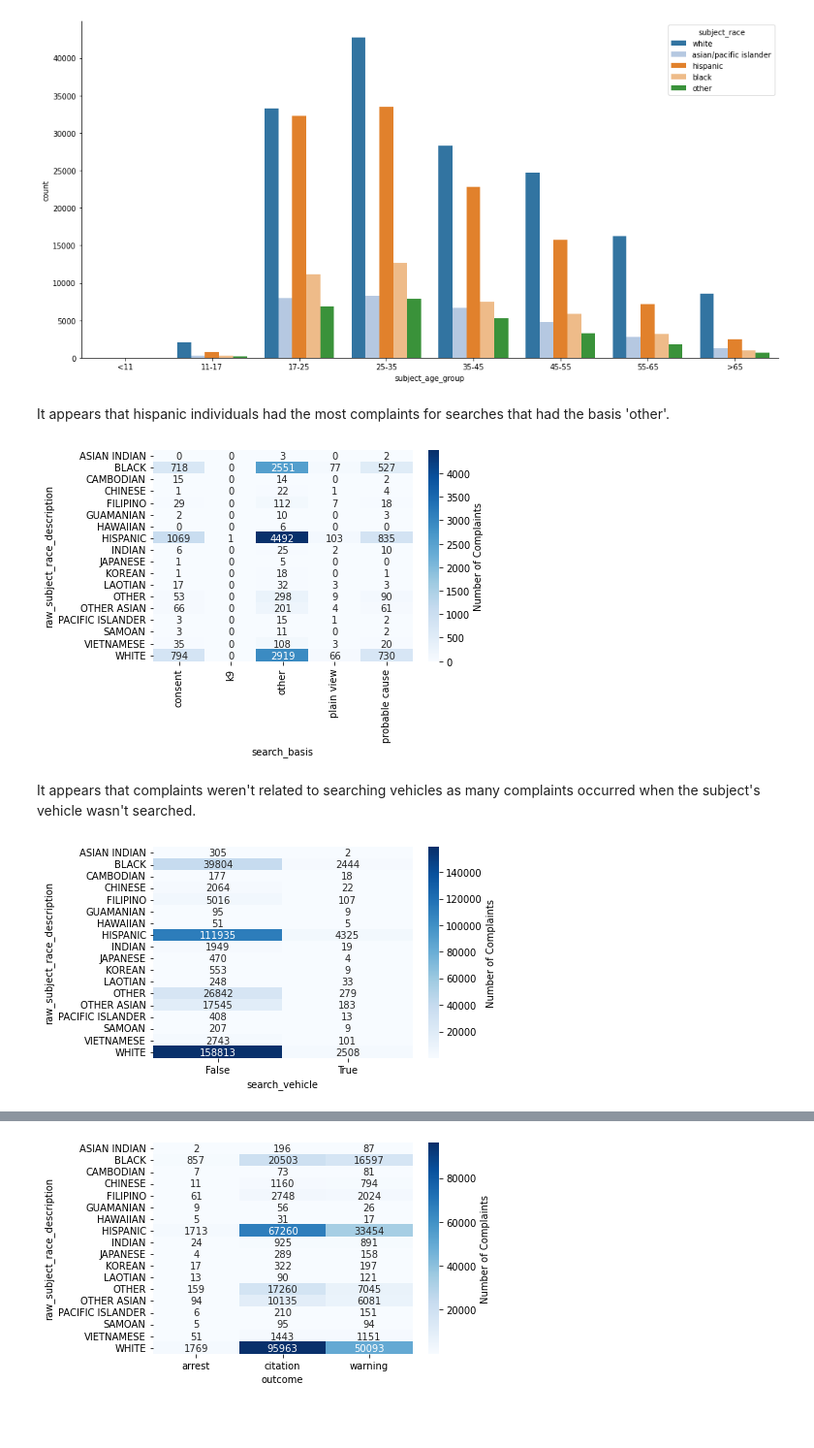
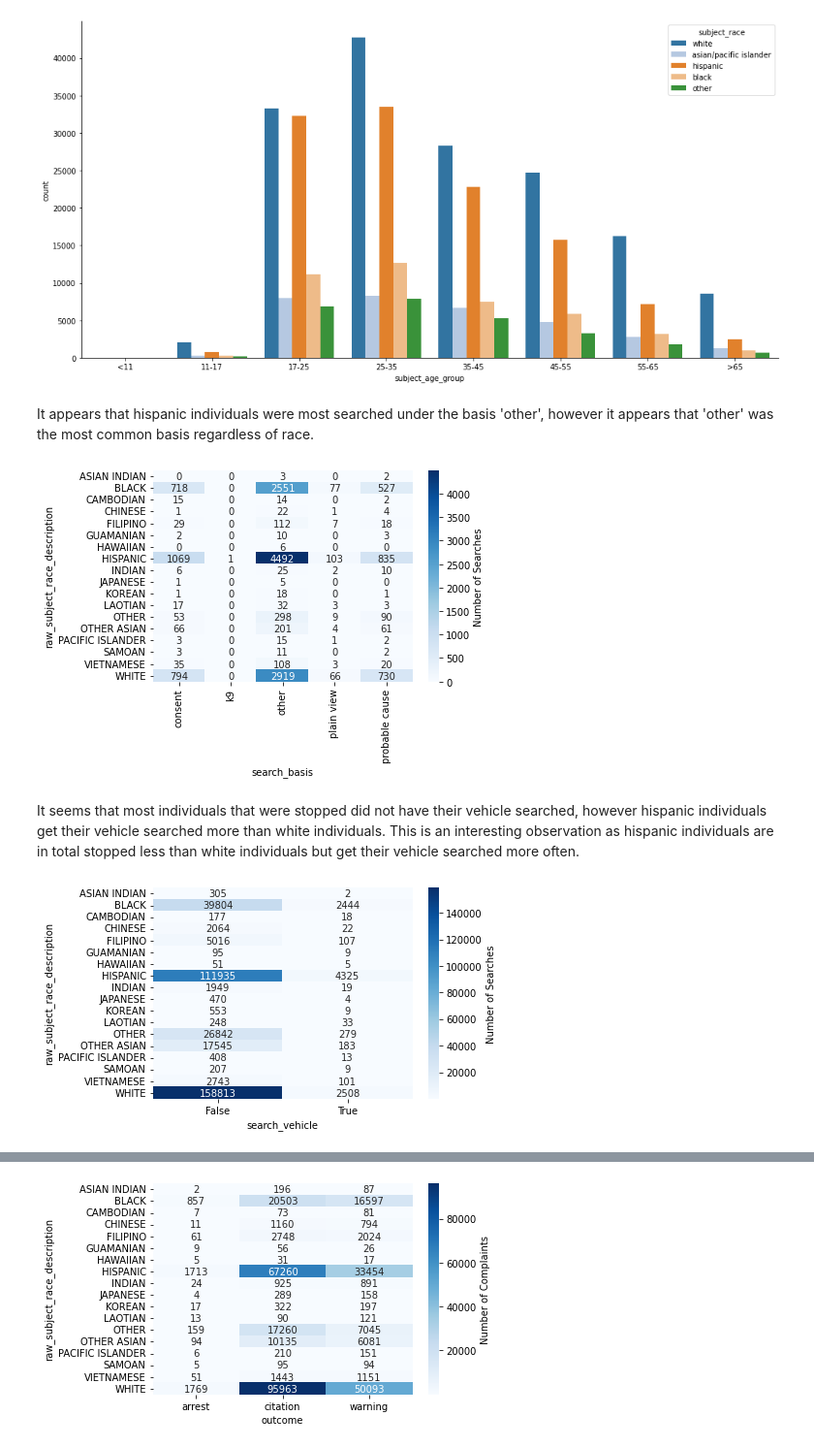
Before and after one commit to j1u/dsc167paper1, a Jupyter notebook: eda_.ipynb, the cells around one changed output, grey strips where cells are left out. Shown: that part at 97% size. Saved outputs shown, nothing was run; the diff lists cells and outputs as text; code cells hidden in the pictures; blank space fills up the shorter version.

```diff
--- a/eda_.ipynb
+++ b/eda_.ipynb
@@ -124,21 +124,21 @@ g = sns.catplot(x='subject_age_group', hue="subject_race",
 # %% [output]
 [figure]
 # %% [markdown]
-It appears that hispanic individuals had the most complaints for searches that had the basis 'other'.
+It appears that hispanic individuals were most searched under the basis 'other', however it appears that 'other' was the most common basis regardless of race.
 # %%
 pivot = data.pivot_table(index = 'raw_subject_race_description', columns ='search_basis' ,
                        aggfunc = 'count', values = 'subject_sex').fillna(0)#.div(len(df.index)).mul(100)
 
-ax = sns.heatmap(pivot, annot=True, cmap="Blues", fmt='g', cbar_kws={'label': 'Number of Complaints'});
+ax = sns.heatmap(pivot, annot=True, cmap="Blues", fmt='g', cbar_kws={'label': 'Number of Searches'});
 # %% [output]
-[figure, old version]
+[figure, new version]
 # %% [markdown]
-It appears that complaints weren't related to searching vehicles as many complaints occurred when the subject's vehicle wasn't searched.
+It seems that most individuals that were stopped did not have their vehicle searched, however hispanic individuals get their vehicle searched more than white individuals. This is an interesting observation as hispanic individuals are in total stopped less than white individuals but get their vehicle searched more often.
 # %%
 pivot = data.pivot_table(index = 'raw_subject_race_description', columns ='search_vehicle' ,
                        aggfunc = 'count', values = 'subject_sex').fillna(0)#.div(len(df.index)).mul(100)
 
-ax = sns.heatmap(pivot, annot=True, cmap="Blues", fmt='g', cbar_kws={'label': 'Number of Complaints'});
+ax = sns.heatmap(pivot, annot=True, cmap="Blues", fmt='g', cbar_kws={'label': 'Number of Searches'});
 # %% [output]
-[figure, old version]
+[figure, new version]
 # %% [markdown]
```
Also changed, not shown: parts of 3 cells of this notebook.
